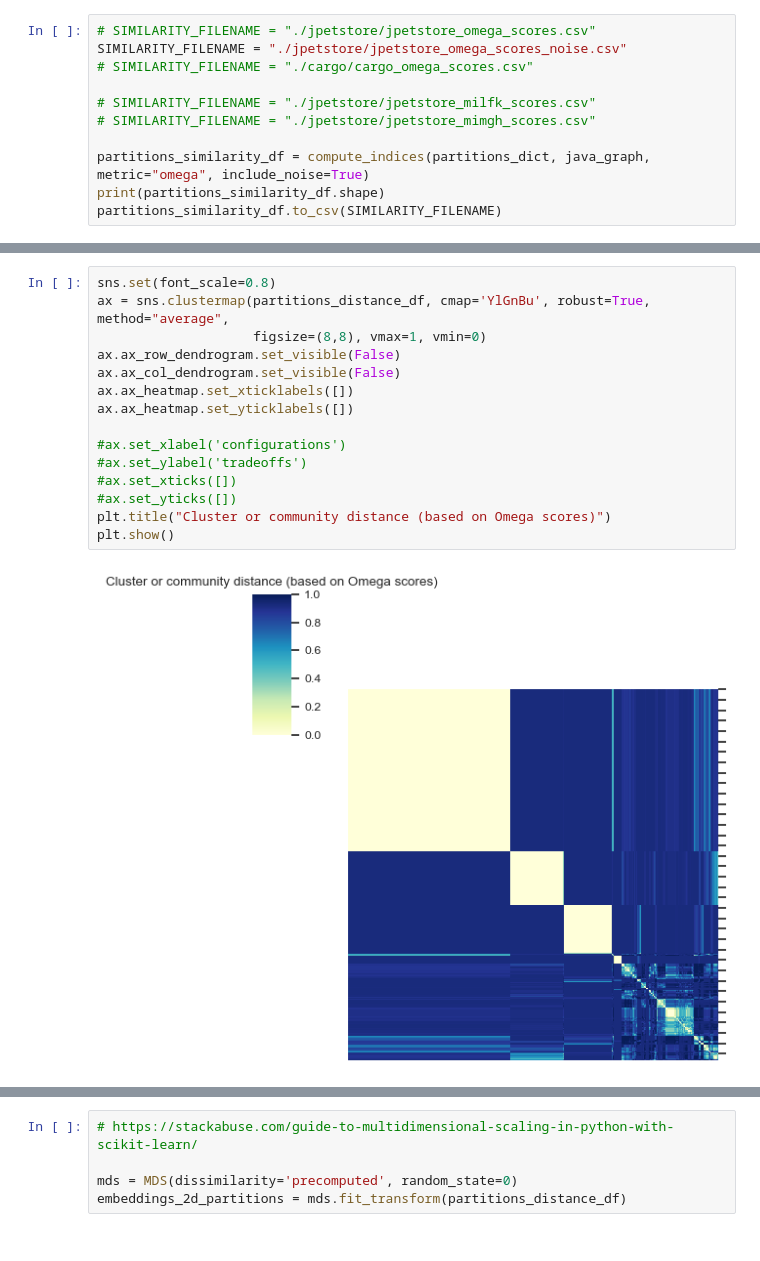
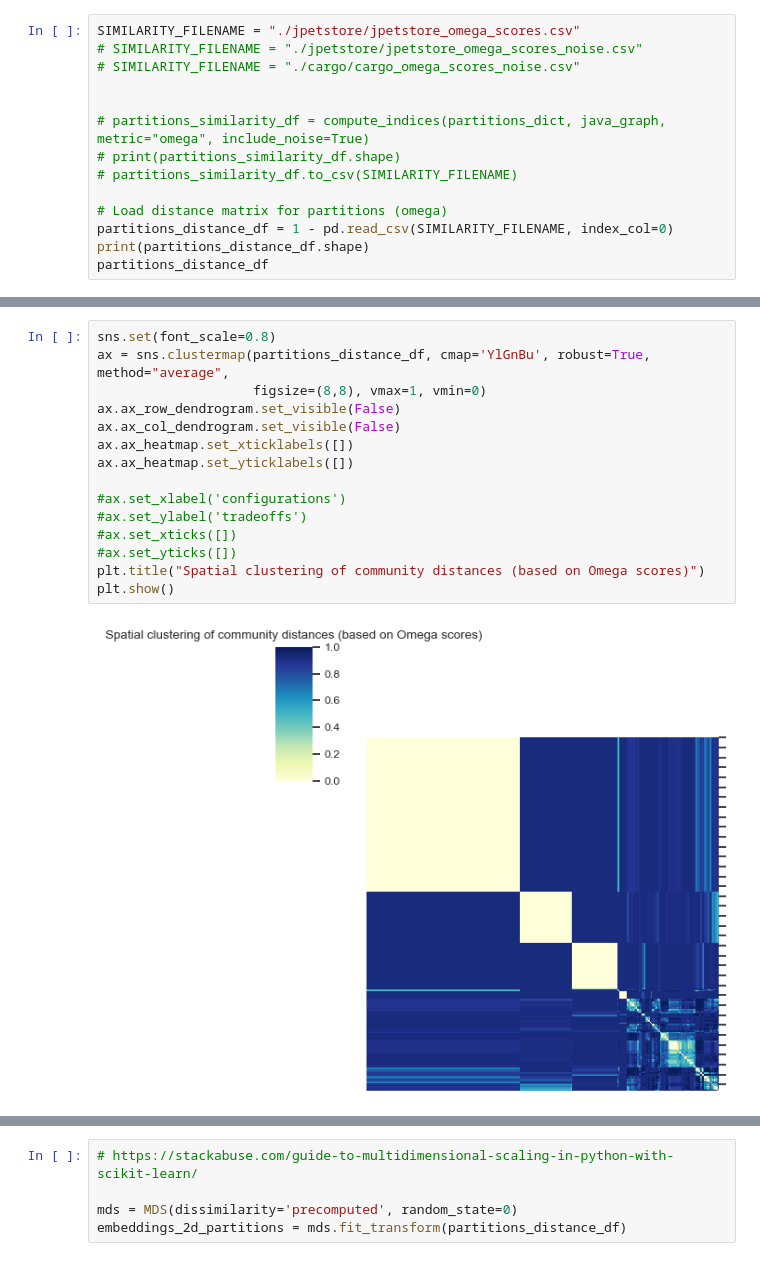
Before and after one commit to amartinezsaucedo/microminer-eval, a Jupyter notebook: clustering_analysis.ipynb, the cells around one changed output, grey strips where cells are left out. Cells and saved outputs as stored; diff of their text form.

Commit message:
feat: improvement of stability calculation
New distance calculations and charts

```diff
--- a/clustering_analysis.ipynb
+++ b/clustering_analysis.ipynb
@@ -172,12 +134,15 @@ def compute_indices(partitions_dict, graph, distance=False, metric="omega", incl
 # %%
-# SIMILARITY_FILENAME = "./jpetstore/jpetstore_omega_scores.csv"
-SIMILARITY_FILENAME = "./jpetstore/jpetstore_omega_scores_noise.csv"
-# SIMILARITY_FILENAME = "./cargo/cargo_omega_scores.csv"
+SIMILARITY_FILENAME = "./jpetstore/jpetstore_omega_scores.csv"
+# SIMILARITY_FILENAME = "./jpetstore/jpetstore_omega_scores_noise.csv"
+# SIMILARITY_FILENAME = "./cargo/cargo_omega_scores_noise.csv"
 
-# SIMILARITY_FILENAME = "./jpetstore/jpetstore_milfk_scores.csv"
-# SIMILARITY_FILENAME = "./jpetstore/jpetstore_mimgh_scores.csv"
 
-partitions_similarity_df = compute_indices(partitions_dict, java_graph, metric="omega", include_noise=True)
-print(partitions_similarity_df.shape)
-partitions_similarity_df.to_csv(SIMILARITY_FILENAME)
+# partitions_similarity_df = compute_indices(partitions_dict, java_graph, metric="omega", include_noise=True)
+# print(partitions_similarity_df.shape)
+# partitions_similarity_df.to_csv(SIMILARITY_FILENAME)
+
+# Load distance matrix for partitions (omega)
+partitions_distance_df = 1 - pd.read_csv(SIMILARITY_FILENAME, index_col=0)
+print(partitions_distance_df.shape)
+partitions_distance_df
 # %% [output]
@@ -210,20 +169,20 @@ plt.show()
 # %%
 sns.set(font_scale=0.8)
 ax = sns.clustermap(partitions_distance_df, cmap='YlGnBu', robust=True, method="average",
                     figsize=(8,8), vmax=1, vmin=0)
 ax.ax_row_dendrogram.set_visible(False)
 ax.ax_col_dendrogram.set_visible(False)
 ax.ax_heatmap.set_xticklabels([])
 ax.ax_heatmap.set_yticklabels([])
 
 #ax.set_xlabel('configurations')
 #ax.set_ylabel('tradeoffs')
 #ax.set_xticks([])
 #ax.set_yticks([])
-plt.title("Cluster or community distance (based on Omega scores)")
+plt.title("Spatial clustering of community distances (based on Omega scores)")
 plt.show()
 # %% [output]
-[figure, old version]
+[figure, new version]
 # %%
 def plot_2d_embeddings(embeddings_2d=None, title="", distance_df=None, view="matplotlib", partitions_dict=None):
 
```
Also changed, not shown: parts of 29 cells of this notebook, 14 other files.
